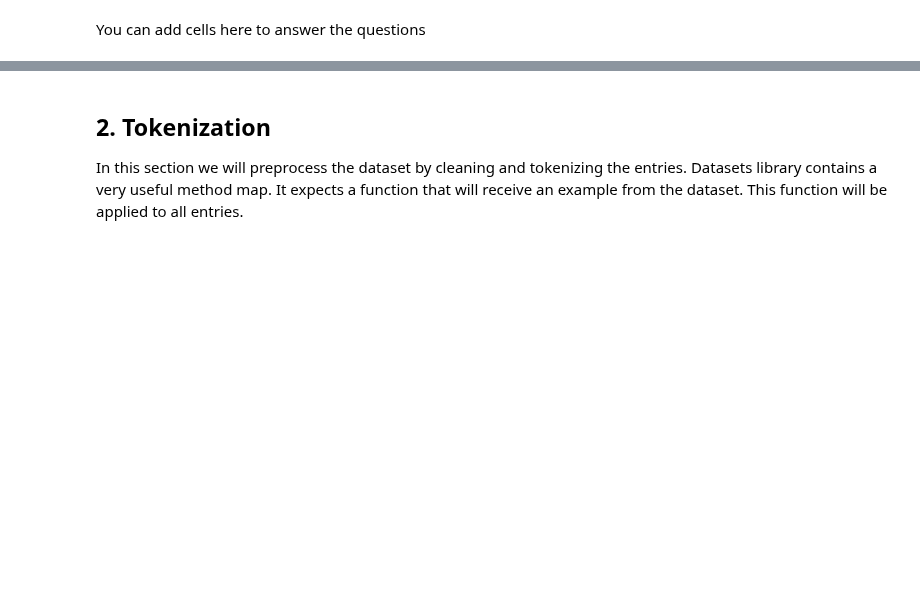
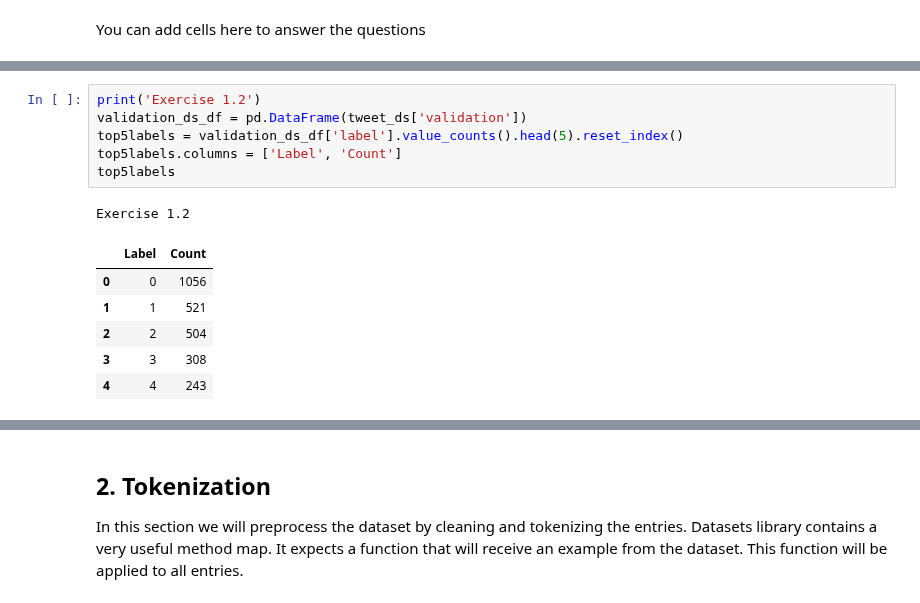
Before and after one commit to vddobush/NLP_Project, a Jupyter notebook: lab1_empty.ipynb, the cells around one changed output, grey strips where cells are left out. Cells and saved outputs as stored; diff of their text form; blank space fills up the shorter version.

```diff
--- a/lab1_empty.ipynb
+++ b/lab1_empty.ipynb
@@ -210,0 +317,14 @@ You can add cells here to answer the questions
+# %%
+print('Exercise 1.2')
+validation_ds_df = pd.DataFrame(tweet_ds['validation'])
+top5labels = validation_ds_df['label'].value_counts().head(5).reset_index()
+top5labels.columns = ['Label', 'Count']
+top5labels
+# %% [output]
+Exercise 1.2
+|  | Label | Count |
+| 0 | 0 | 1056 |
+| 1 | 1 | 521 |
+| 2 | 2 | 504 |
+| 3 | 3 | 308 |
+| 4 | 4 | 243 |
```
Also changed, not shown: parts of 14 cells of this notebook.
